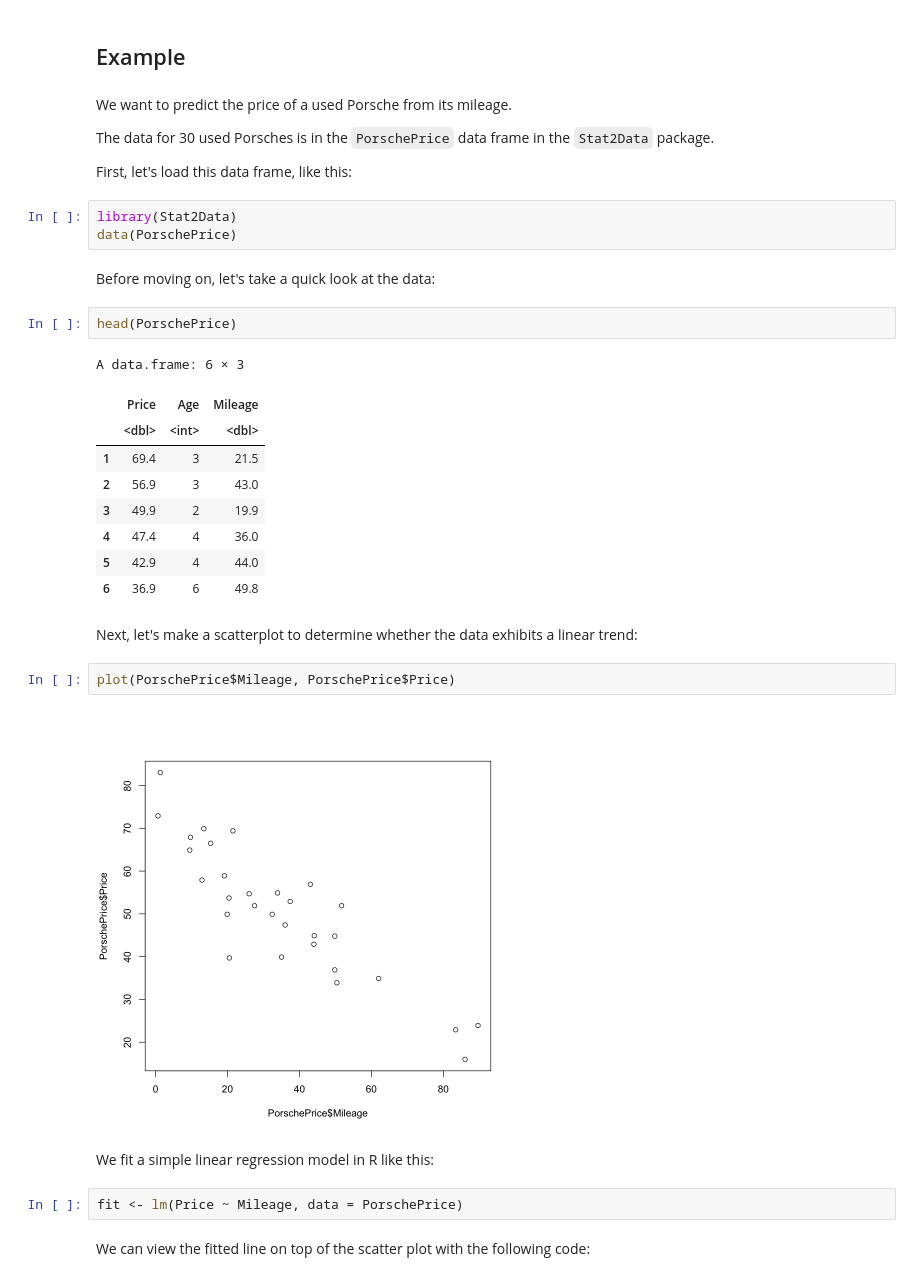
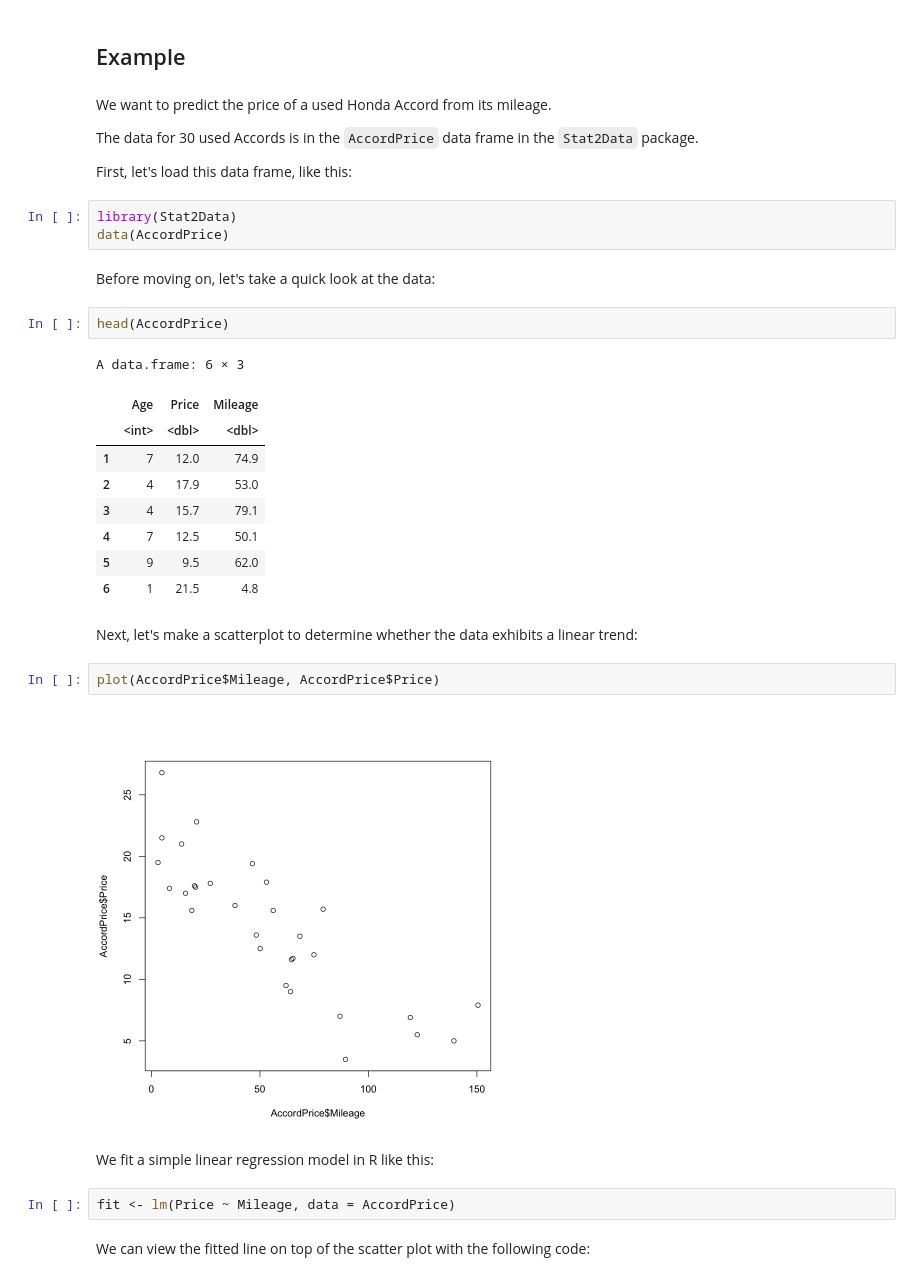
Before and after one commit to uhan-sm339/lesson-simple-linear-regression, a Jupyter notebook: Lesson 07 The Simple Linear Regression Model Part 2.ipynb, the cells around one changed output. Cells and saved outputs as stored; diff of their text form.

```diff
--- a/Lesson 07 The Simple Linear Regression Model Part 2.ipynb
+++ b/Lesson 07 The Simple Linear Regression Model Part 2.ipynb
@@ -5,38 +5,38 @@
 # %% [markdown]
 ## Example
 # %% [markdown]
-We want to predict the price of a used Porsche from its mileage.
+We want to predict the price of a used Honda Accord from its mileage.
 
-The data for 30 used Porsches is in the `PorschePrice` data frame in the `Stat2Data` package.
+The data for 30 used Accords is in the `AccordPrice` data frame in the `Stat2Data` package.
 
 First, let's load this data frame, like this:
 # %%
 library(Stat2Data)
-data(PorschePrice)
+data(AccordPrice)
 # %% [markdown]
 Before moving on, let's take a quick look at the data:
 # %%
-head(PorschePrice)
+head(AccordPrice)
 # %% [output]
 A data.frame: 6 × 3
-|  | Price | Age | Mileage |
-|  | <dbl> | <int> | <dbl> |
-| 1 | 69.4 | 3 | 21.5 |
-| 2 | 56.9 | 3 | 43.0 |
-| 3 | 49.9 | 2 | 19.9 |
-| 4 | 47.4 | 4 | 36.0 |
-| 5 | 42.9 | 4 | 44.0 |
-| 6 | 36.9 | 6 | 49.8 |
+|  | Age | Price | Mileage |
+|  | <int> | <dbl> | <dbl> |
+| 1 | 7 | 12.0 | 74.9 |
+| 2 | 4 | 17.9 | 53.0 |
+| 3 | 4 | 15.7 | 79.1 |
+| 4 | 7 | 12.5 | 50.1 |
+| 5 | 9 | 9.5 | 62.0 |
+| 6 | 1 | 21.5 | 4.8 |
 # %% [markdown]
 Next, let's make a scatterplot to determine whether the data exhibits a linear trend:
 # %%
-plot(PorschePrice$Mileage, PorschePrice$Price)
+plot(AccordPrice$Mileage, AccordPrice$Price)
 # %% [output]
-[figure, old version]
+[figure, new version]
 # %% [markdown]
 We fit a simple linear regression model in R like this:
 # %%
-fit <- lm(Price ~ Mileage, data = PorschePrice)
+fit <- lm(Price ~ Mileage, data = AccordPrice)
 # %% [markdown]
 We can view the fitted line on top of the scatter plot with the following code:
 # %%
```
Also changed, not shown: parts of 3 cells of this notebook.
